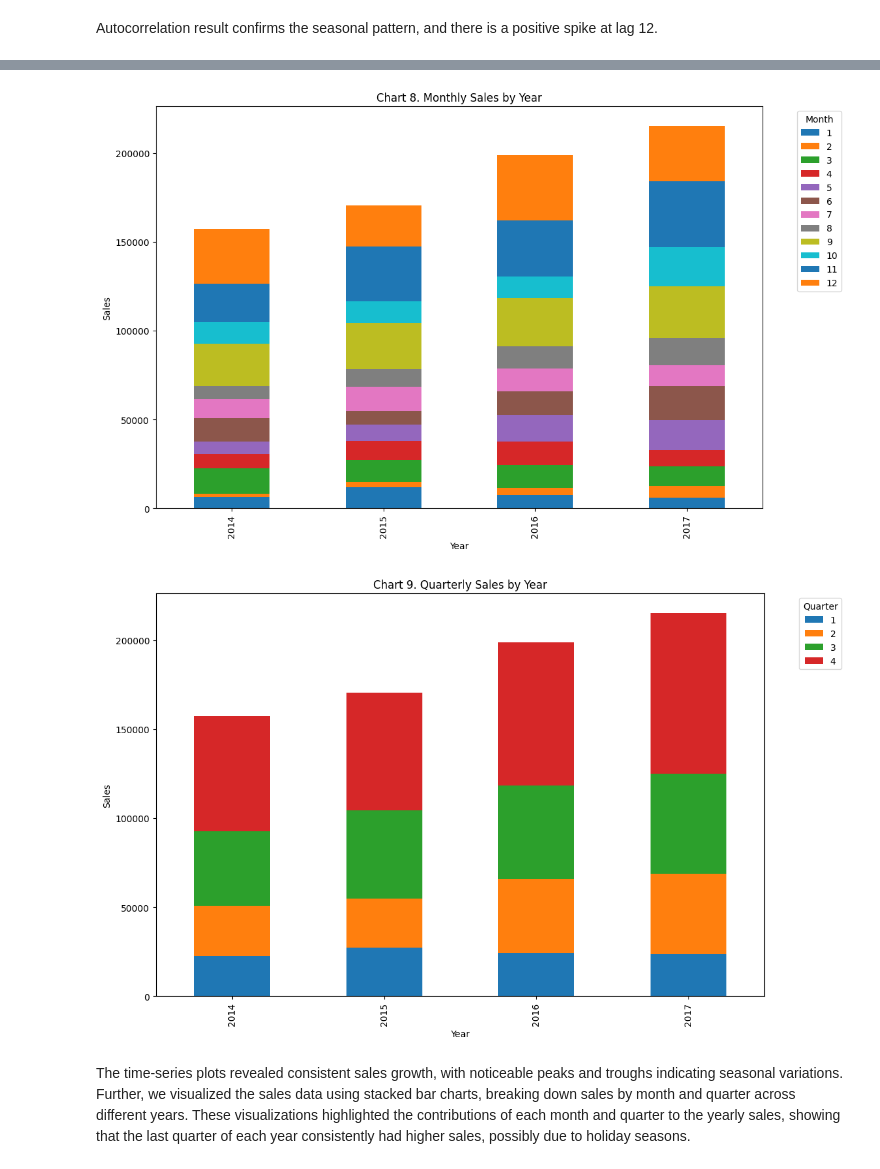
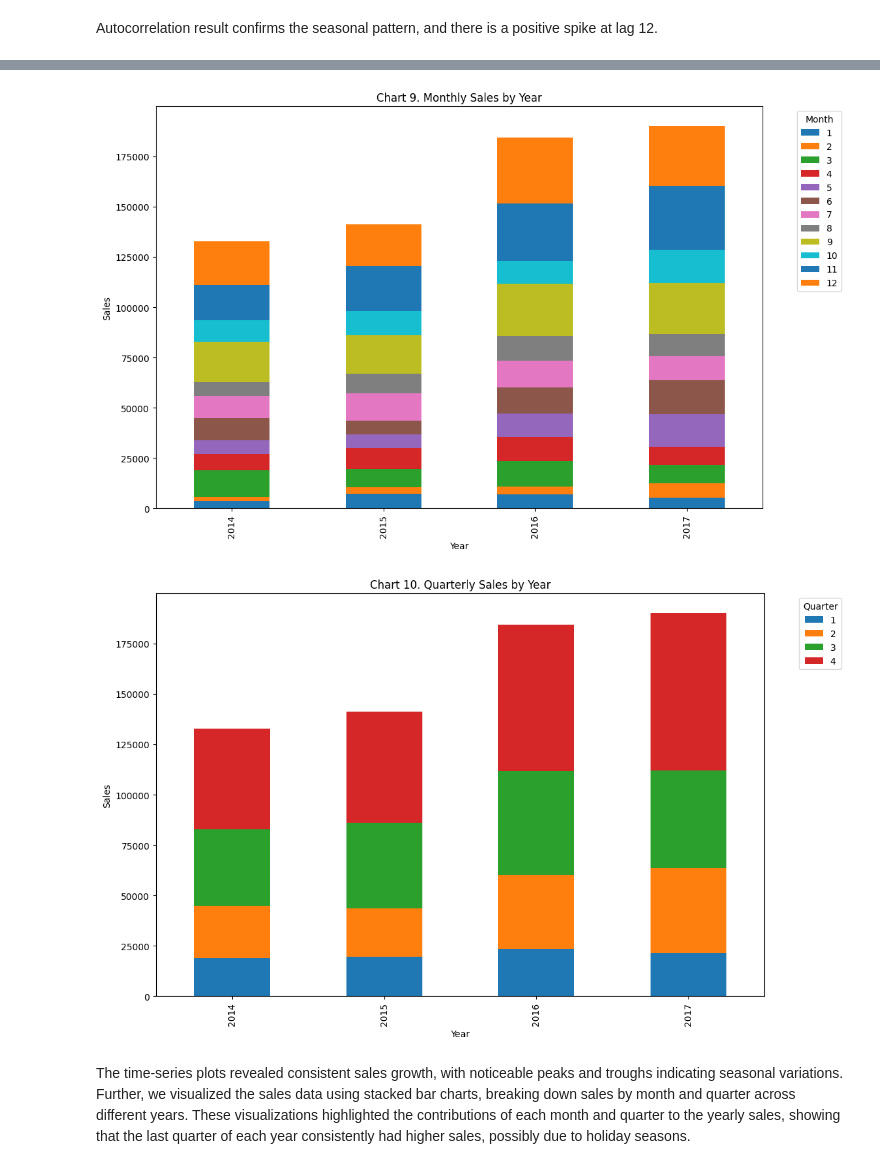
Before and after one commit to Jackreckness/msaphase2, a Jupyter notebook: part1-submission.ipynb, the cells around one changed output, grey strips where cells are left out. Drawn from its saved outputs; the diff is of its cells as text; code cells hidden in the pictures.

```diff
--- a/part1-submission.ipynb
+++ b/part1-submission.ipynb
@@ -92,10 +92,10 @@ def box_and_whisker(df: pd.DataFrame,
 ### 2.1 Loading data{-}
 # %%
 # read the w store sales dataset
-ds_sales = pd.read_csv('./dataset/store_sales.csv', encoding='latin-1')
+df_sales = pd.read_csv('./dataset/store_sales.csv', encoding='latin-1')
 
 # preview the first 10 rows of the dataset
-ds_sales.head(10)
+df_sales.head(10)
 # %% [output]
 |  | Row ID | Order ID | Order Date | Ship Date | Ship Mode | Customer ID | Customer Name | Segment | Country | ... |
 | 0 | 1 | CA-2016-152156 | 11/8/2016 | 11/11/2016 | Second Class | CG-12520 | Claire Gute | Consumer | United States | ... |
@@ -173,15 +173,15 @@ ds_sales_modified.head()
 - Categorical features: encode them
 # %%
 # convert the date columns to datetime
-ds_sales_modified['Order Date'] = pd.to_datetime(ds_sales_modified['Order Date'])
-ds_sales_modified['Day of Week'] = ds_sales_modified['Order Date'].dt.dayofweek
-ds_sales_modified['Year'] = ds_sales_modified['Order Date'].dt.year
-ds_sales_modified['Month'] = ds_sales_modified['Order Date'].dt.month
-ds_sales_modified['Quarter'] = ds_sales_modified['Order Date'].dt.quarter
-ds_sales_modified['Week_begin'] = ds_sales_modified['Order Date'].dt.to_period('W').apply(lambda r: r.start_time)
-ds_sales_modified['Month_begin'] = ds_sales_modified['Order Date'].dt.to_period('M').apply(lambda r: r.start_time)
-ds_sales_modified['Quarter_begin'] = ds_sales_modified['Order Date'].dt.to_period('Q').apply(lambda r: r.start_time)
-ds_sales_modified['Year_begin'] = ds_sales_modified['Order Date'].dt.to_period('Y').apply(lambda r: r.start_time)
+df_sales_modified['Order Date'] = pd.to_datetime(df_sales_modified['Order Date'])
+df_sales_modified['Day of Week'] = df_sales_modified['Order Date'].dt.dayofweek
+df_sales_modified['Year'] = df_sales_modified['Order Date'].dt.year
+df_sales_modified['Month'] = df_sales_modified['Order Date'].dt.month
+df_sales_modified['Quarter'] = df_sales_modified['Order Date'].dt.quarter
+df_sales_modified['Week_begin'] = df_sales_modified['Order Date'].dt.to_period('W').apply(lambda r: r.start_time)
+df_sales_modified['Month_begin'] = df_sales_modified['Order Date'].dt.to_period('M').apply(lambda r: r.start_time)
+df_sales_modified['Quarter_begin'] = df_sales_modified['Order Date'].dt.to_period('Q').apply(lambda r: r.start_time)
+df_sales_modified['Year_begin'] = df_sales_modified['Order Date'].dt.to_period('Y').apply(lambda r: r.start_time)
 
 
 # Create a dictionary to store the encoders for each column
@@ -193,12 +193,12 @@ columns_to_encode = ['Segment','Ship Mode', 'City', 'State', 'Region', 'Sub-Cate
 # Label encode each column and store the encoder
 for col in columns_to_encode:
     encoder = LabelEncoder()
-    ds_sales_modified[col] = encoder.fit_transform(ds_sales[col])
+    df_sales_modified[col] = encoder.fit_transform(df_sales[col])
     encoders[col] = encoder
 
-print(ds_sales_modified.info())
+print(df_sales_modified.info())
 # Preview the modified dataset
-ds_sales_modified.head()
+df_sales_modified.head()
 # %% [output]
 <class 'pandas.core.frame.DataFrame'>
 RangeIndex: 2121 entries, 0 to 2120
@@ -278,3 +315,7 @@ dtype: int64
+# %%
+df_sales_modified.drop(index= df_sales_modified[(df_sales_modified['Sales'] > 3000)].index, inplace=True)
+df_sales_modified.drop(index= df_sales_modified[(df_sales_modified['Profit'] > 500) | (df_sales_modified['Profit'] < -500)].index, inplace=True)
+df_sales_modified.drop(index= df_sales_modified[(df_sales_modified['Quantity'] > 10)].index, inplace=True)
 # %% [markdown]
 ## 4. Visualise data and get some prelimary insights{-}
 # %% [markdown]
@@ -453,7 +494,7 @@ Autocorrelation result confirms the seasonal pattern, and there is a positive sp
 
 from statsmodels.tsa.seasonal import seasonal_decompose
 
-monthly_sales = ds_sales_modified.set_index('Order Date').resample('ME')['Sales'].sum()
+monthly_sales = df_sales_modified.set_index('Order Date').resample('ME')['Sales'].sum()
 
 # Decompose the sales data
 decomposition = seasonal_decompose(monthly_sales, model='additive')
@@ -465,7 +506,7 @@ residual = decomposition.resid
 
 # Plot the components
 plt.figure(figsize=(14, 10))
-plt.title('Chart 7. Decomposition of Quarterly Sales')
+plt.title('Chart 8. Decomposition of Quarterly Sales')
 
 plt.subplot(411)
 plt.plot(monthly_sales, label='Original')
@@ -490,26 +531,26 @@ plt.show()
 # %%
 # Aggregate sales by month and year
-monthly_sales = ds_sales_modified.groupby(['Year', 'Month'])['Sales'].sum().unstack()
+monthly_sales = df_sales_modified.groupby(['Year', 'Month'])['Sales'].sum().unstack()
 
 monthly_sales.plot(kind='bar', stacked=True, figsize=(12, 8))
-plt.title('Chart 8. Monthly Sales by Year')
+plt.title('Chart 9. Monthly Sales by Year')
 plt.xlabel('Year')
 plt.ylabel('Sales')
 plt.legend(title='Month', bbox_to_anchor=(1.05, 1), loc='upper left')
 plt.show()
 
 # Aggregate sales by quarter and year
-quarterly_sales = ds_sales_modified.groupby(['Year', 'Quarter'])['Sales'].sum().unstack()
+quarterly_sales = df_sales_modified.groupby(['Year', 'Quarter'])['Sales'].sum().unstack()
 
 quarterly_sales.plot(kind='bar', stacked=True, figsize=(12, 8))
-plt.title('Chart 9. Quarterly Sales by Year')
+plt.title('Chart 10. Quarterly Sales by Year')
 plt.xlabel('Year')
 plt.ylabel('Sales')
 plt.legend(title='Quarter', bbox_to_anchor=(1.05, 1), loc='upper left')
 plt.show()
 # %% [output]
-[figure, old version]
+[figure, new version]
-[figure, old version]
+[figure, new version]
 # %% [markdown]
 The time-series plots revealed consistent sales growth, with noticeable peaks and troughs indicating seasonal variations.
 Further, we visualized the sales data using stacked bar charts, breaking down sales by month and quarter across different years. These visualizations highlighted the contributions of each month and quarter to the yearly sales, showing that the last quarter of each year consistently had higher sales, possibly due to holiday seasons.
```
Also changed, not shown: parts of 23 cells of this notebook, 4 other files.
